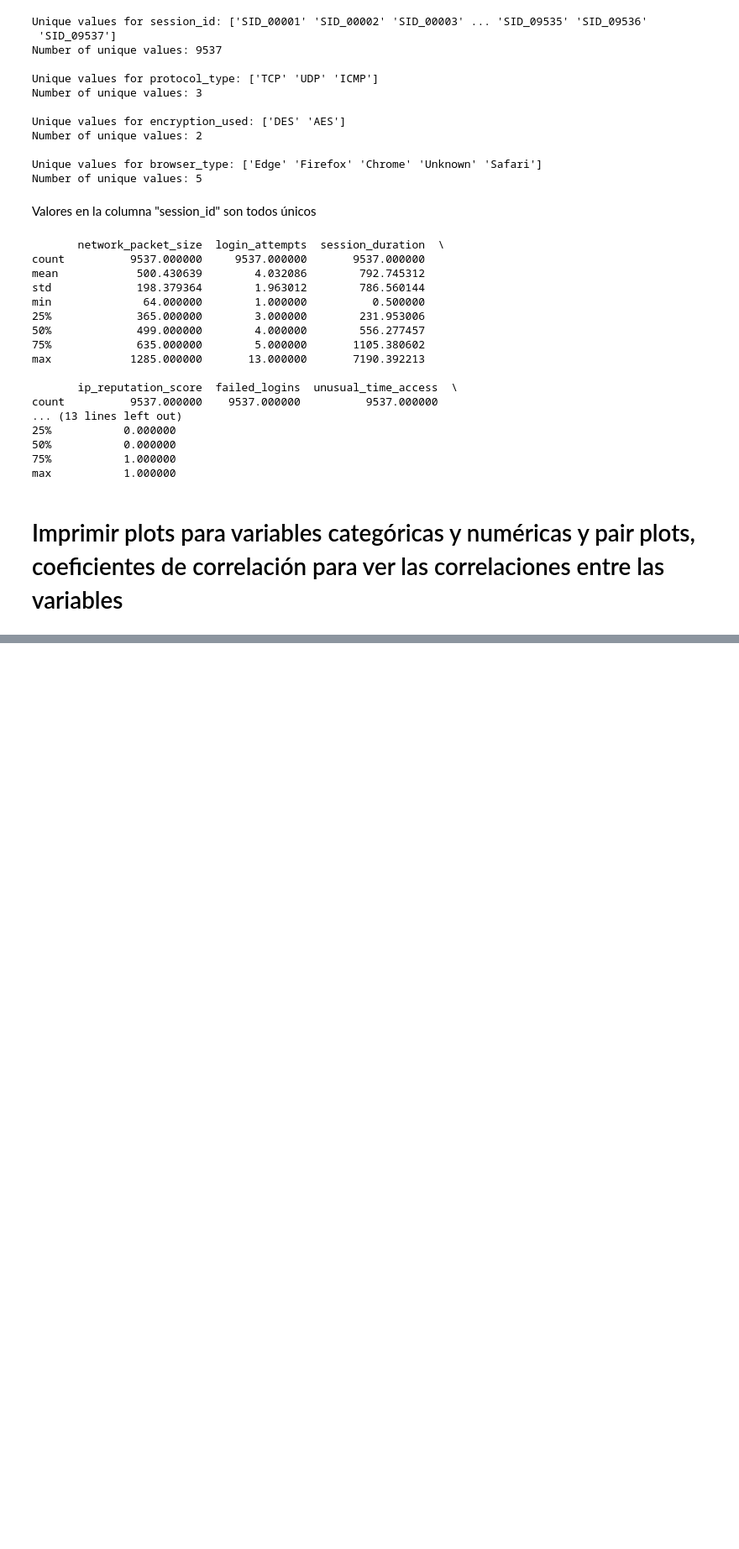
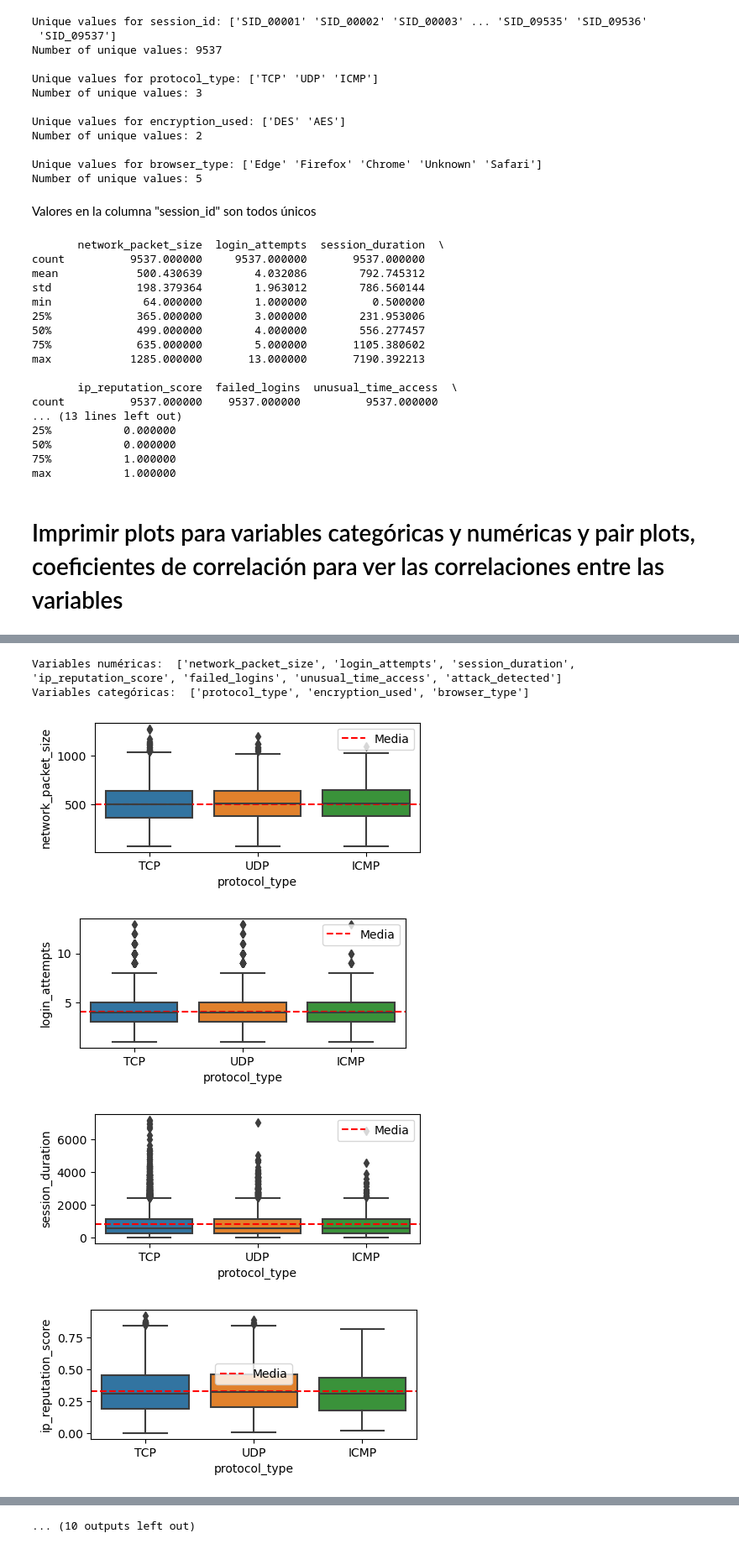
Before and after one commit to ntamajon/Prueba-GenData-Nico-Tamaj-n-Rivas, a Jupyter notebook: prueba_eda.ipynb, the cells around one changed output, grey strips where cells are left out. Shown at 84% size. Saved outputs shown, nothing was run; the diff lists cells and outputs as text; code cells hidden in the pictures; blank space fills up the shorter version.

```diff
--- a/prueba_eda.ipynb
+++ b/prueba_eda.ipynb
@@ -140,0 +197,42 @@ max           1.000000
+# %%
+#Se descarta la columna "session_id"
+intrusion = intrusion.drop(['session_id'], axis=1)
+
+#columnas categóricas y numnéricas en listas
+
+num_var = list((intrusion.select_dtypes(include='number')).columns)
+categ_var = list((intrusion.select_dtypes(include=object)).columns)
+print("Variables numéricas: ", num_var)
+print("Variables categóricas: ", categ_var)
+
+#loop para agrupar las medias de las variables numéricas por categoría
+for i in range(len(categ_var)):
+    for j in range(len(num_var)):
+        current_mean = intrusion.groupby(categ_var[i])[num_var[j]].mean().sort_values()
+        print(f"\nMedia de {num_var[j]} por {categ_var[i]}:")
+        print(current_mean)
+
+#El output es poco visual al haber muchas combinaciones, se deja la celda para reutilización de código si have falta
+# %%
+##columnas categóricas y numnéricas en listas
+num_var = list((intrusion.select_dtypes(include='number')).columns)
+categ_var = list((intrusion.select_dtypes(include=object)).columns)
+print("Variables numéricas: ", num_var)
+print("Variables categóricas: ", categ_var)
+
+#loop para imprimir side-by-side boxplots
+for i in range(len(categ_var)):
+    for j in range(len(num_var)):
+        plt.figure(figsize=(5,2))
+        sns.boxplot(data=intrusion, x=categ_var[i], y=num_var[j])
+        media = intrusion[num_var[j]].mean()
+        plt.axhline(media, color='r', linestyle='--', label='Media')
+        plt.legend()
+        plt.show()
+# %% [output]
+Variables numéricas:  ['network_packet_size', 'login_attempts', 'session_duration', 'ip_reputation_score', 'failed_logins', 'unusual_time_access', 'attack_detected']
+Variables categóricas:  ['protocol_type', 'encryption_used', 'browser_type']
+[figure, added]
+[figure, added]
+[figure, added]
+[figure, added]
@@ -140,0 +246 @@ max           1.000000
+... (10 outputs left out)
```
Also changed, not shown: parts of 18 cells of this notebook, 8 other files.
